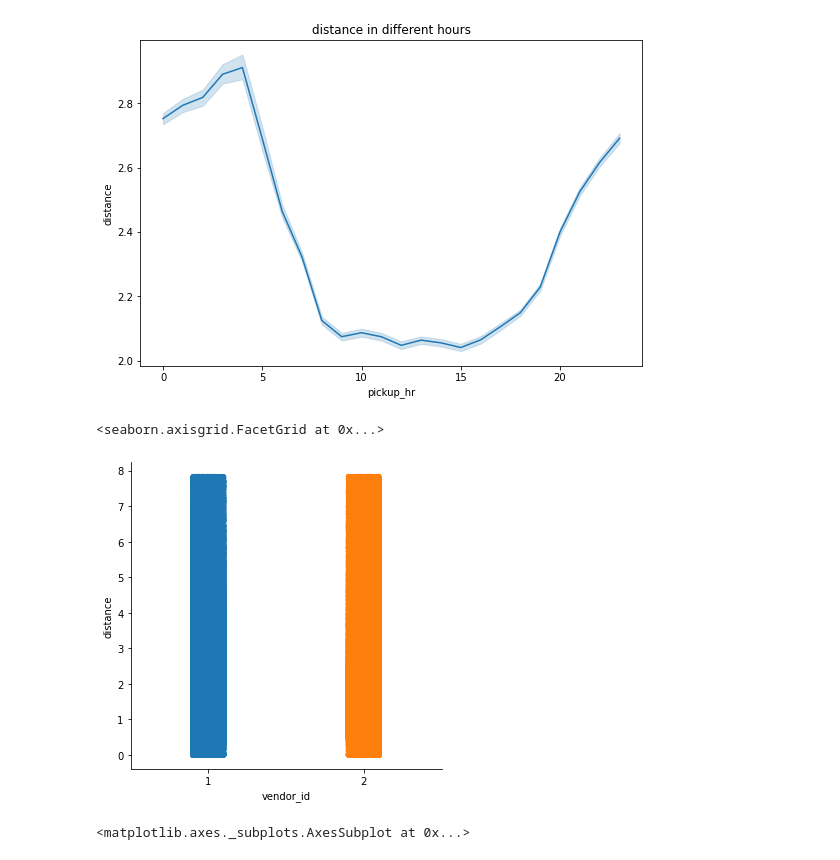
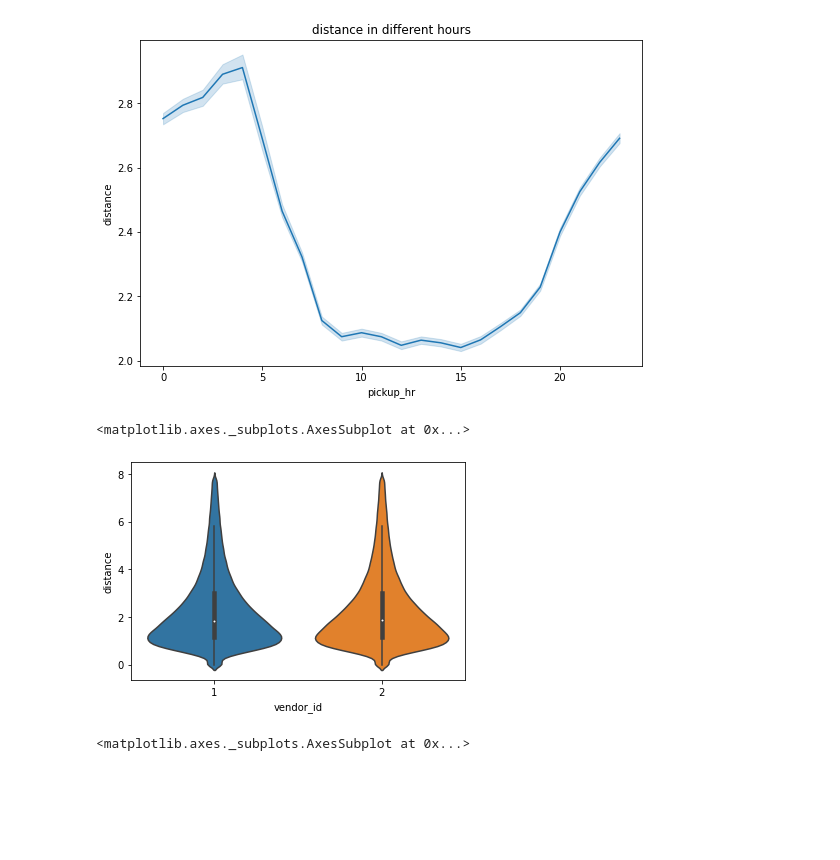
Before and after one commit to shreesha2304/NYC-Taxi-Trip-Time-Prediction, a Jupyter notebook: NYC_Taxi_Trip_Time_Prediction_Capstone_Project.ipynb, the cells around one changed output. Saved outputs shown, nothing was run; the diff lists cells and outputs as text; code cells hidden in the pictures; blank space fills up the shorter version.

```diff
--- a/NYC_Taxi_Trip_Time_Prediction_Capstone_Project.ipynb
+++ b/NYC_Taxi_Trip_Time_Prediction_Capstone_Project.ipynb
@@ -565,8 +566,8 @@ plt.title('distance in different hours')
 Text(0.5, 1.0, 'distance in different hours')
 [figure]
 # %%
-sns.catplot(x='vendor_id', y='distance',data=df)
+sns.violinplot(x='vendor_id', y='distance',data=df)
 # %% [output]
-<seaborn.axisgrid.FacetGrid at 0x...>
+<matplotlib.axes._subplots.AxesSubplot at 0x...>
-[figure, old version]
+[figure, new version]
 # %%
```
Also changed, not shown: parts of 111 cells of this notebook.
